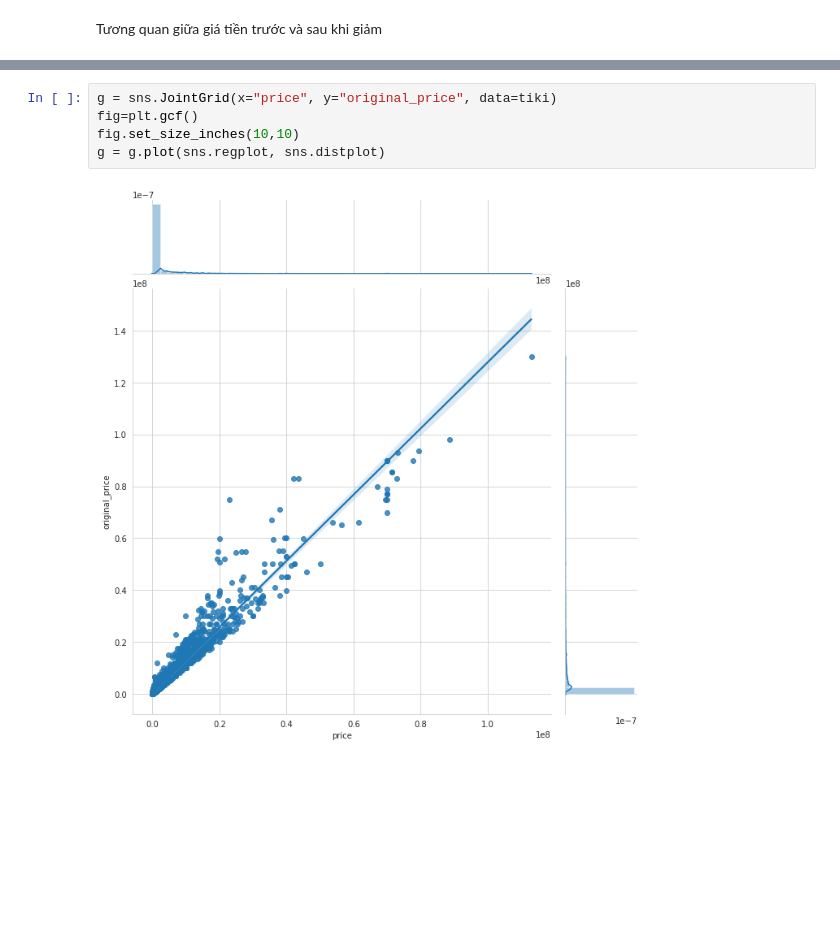
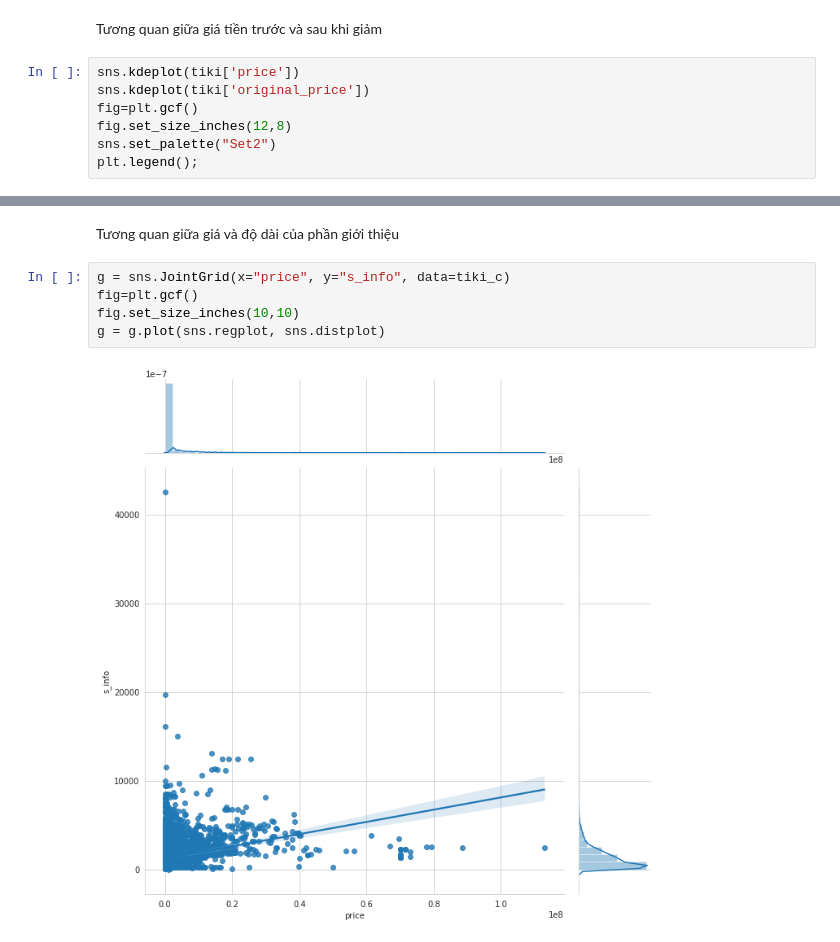
Before and after one commit to tamtamxtamtam/NguyenThiMinhTam_18021113_Nhom5_DataUnderstandingAndVisualization, a Jupyter notebook: Week4DataUnderstandingAndVisualization.ipynb, the cells around one changed output, grey strips where cells are left out. Drawn from its saved outputs; the diff is of its cells as text; blank space fills up the shorter version.

```diff
--- a/Week4DataUnderstandingAndVisualization.ipynb
+++ b/Week4DataUnderstandingAndVisualization.ipynb
@@ -241,2 +250,9 @@ plt.show()
 # %% [markdown]
 Tương quan giữa giá tiền trước và sau khi giảm
+# %%
+sns.kdeplot(tiki['price'])
+sns.kdeplot(tiki['original_price'])
+fig=plt.gcf()
+fig.set_size_inches(12,8)
+sns.set_palette("Set2")
+plt.legend();
@@ -243,7 +261,9 @@ Tương quan giữa giá tiền trước và sau khi giảm
+# %% [markdown]
+Tương quan giữa giá và độ dài của phần giới thiệu
 # %%
-g = sns.JointGrid(x="price", y="original_price", data=tiki)
+g = sns.JointGrid(x="price", y="s_info", data=tiki_c)
 fig=plt.gcf()
 fig.set_size_inches(10,10)
 g = g.plot(sns.regplot, sns.distplot)
 # %% [output]
-[figure, old version]
+[figure, new version]
```
Also changed, not shown: parts of 3 cells of this notebook.
